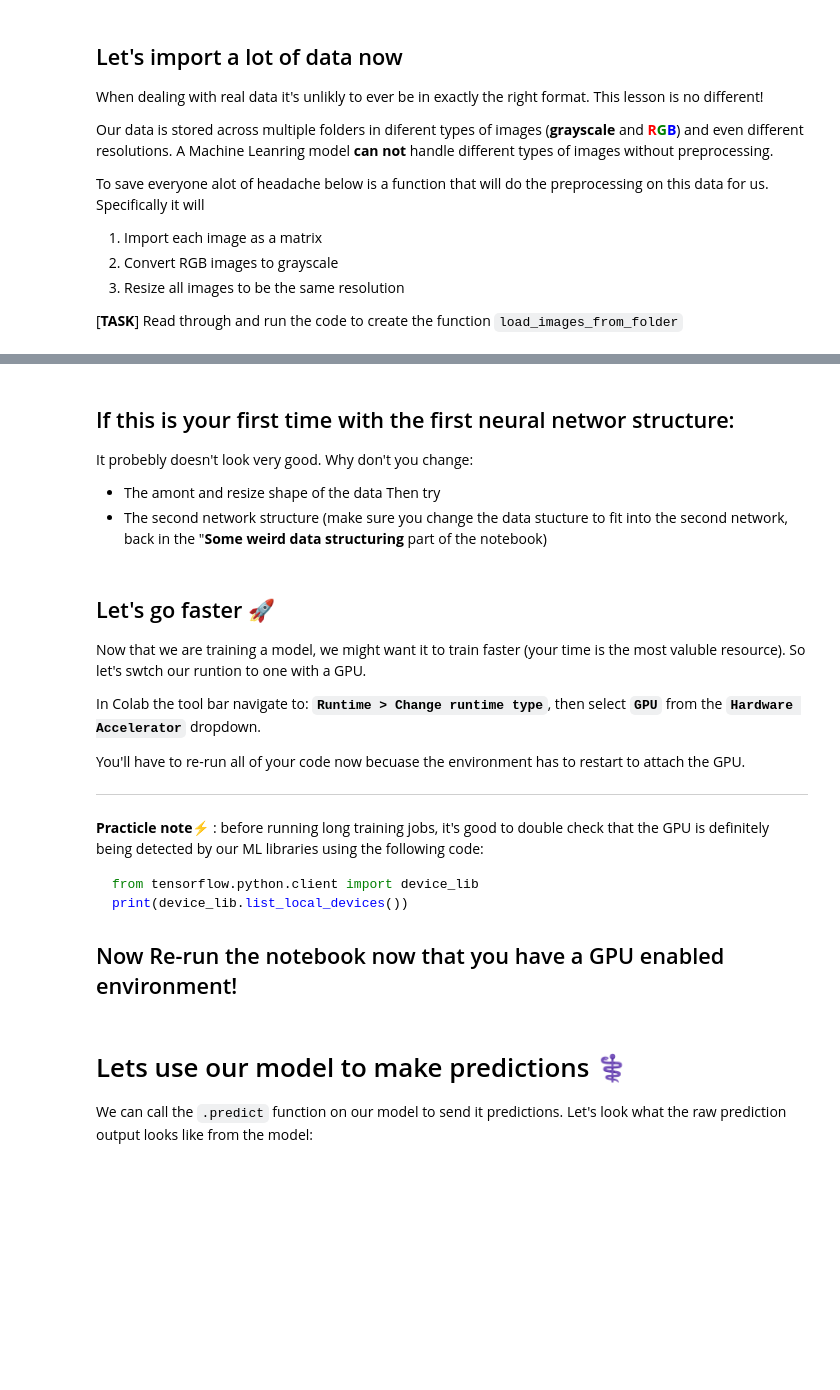
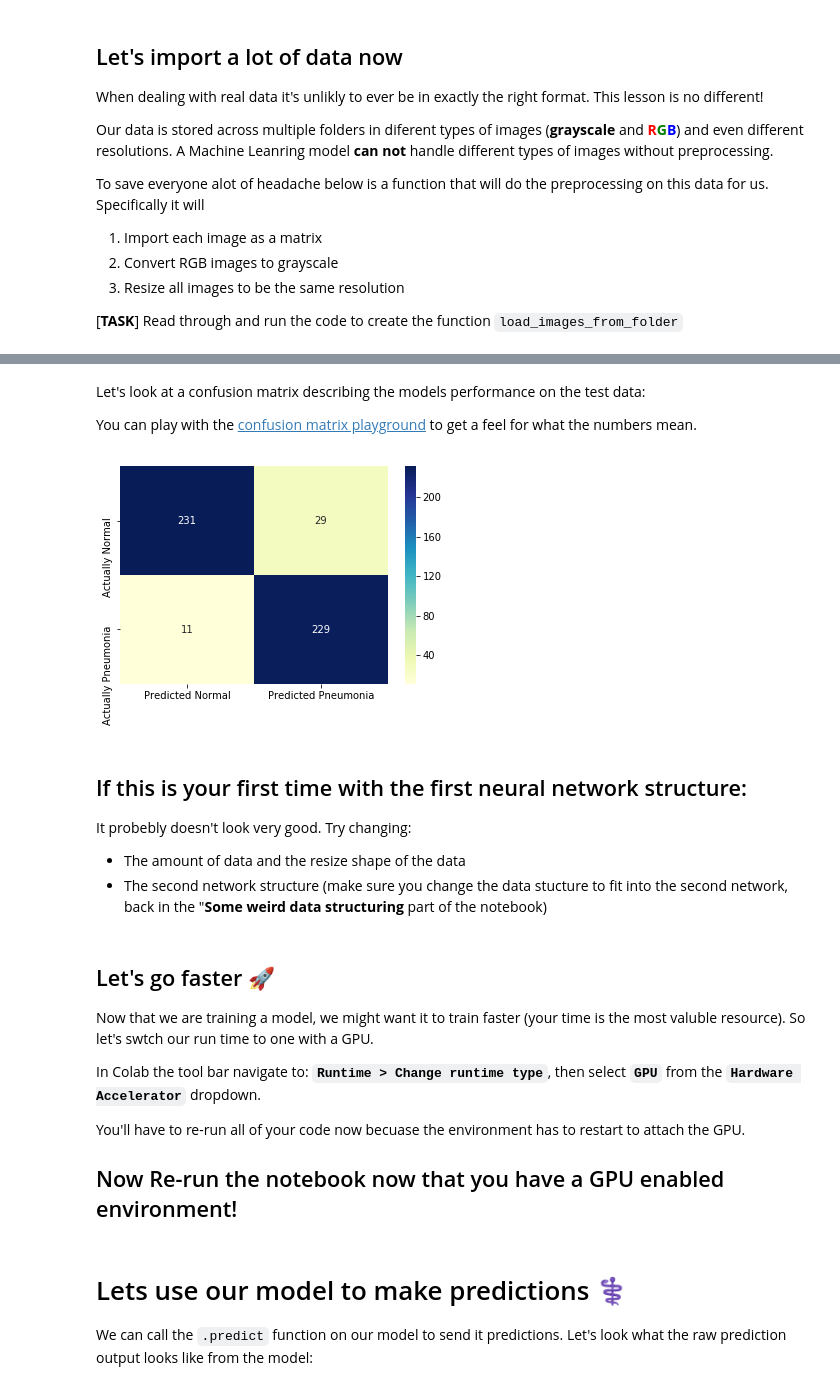
Before and after one commit to ZackAkil/machine-learning-trenches-and-highways, a Jupyter notebook: answers/Machine_Learning_Trenches.ipynb, the cells around one changed output, grey strips where cells are left out. Saved outputs shown, nothing was run; the diff lists cells and outputs as text; code cells hidden in the pictures; blank space fills up the shorter version.

````diff
--- a/answers/Machine_Learning_Trenches.ipynb
+++ b/answers/Machine_Learning_Trenches.ipynb
@@ -233,19 +269,20 @@ We are going to convert our data from an image shape (e.g [400, 400] ) to a sing
 
 We'll come back to this stage later 😉
 # %%
-# import package to convert our outputs into the correct format
+# import package that will convert our outputs into the correct format
 import keras
 
 # join together the normal and pneumonia data
 X = np.concatenate([normal, pneumonia])
 y = np.concatenate([np.zeros(len(normal)), np.ones(len(pneumonia))])
 
+
 # change the shape of the image data to be a long line of pixels for the first neural network
-X = X.reshape(2000, image_resize_shape[0]*image_resize_shape[1] ) / 255.
+# X = X.reshape(len(X), IMAGE_RESIZE_SHAPE[0]*IMAGE_RESIZE_SHAPE[1] ) / 255.
 
 # # [FUTURE TASK] replace the previous line with the following line
-# the following line is for when your using the next neural network type
-# X = X.reshape(2000, image_resize_shape[0], image_resize_shape[1], 1)/255.
+# for when you're using the next neural network type
+X = X.reshape(len(X), IMAGE_RESIZE_SHAPE[0], IMAGE_RESIZE_SHAPE[1], 1)/255.
 
 # convert the labels into the correct format for the neural network
 y = keras.utils.to_categorical(y, 2)
@@ -259,8 +294,8 @@ There is no point testing a student with the exact same question you asked them
 # %%
-# import package that will do teh train/test split and shuffle of our data
+# import package that will do the train/test split and shuffle our data
 from sklearn.model_selection import train_test_split
 
 X_train, X_test, y_train, y_test = train_test_split(
-    X, y, test_size=0.33, random_state=42)
+    X, y, test_size=0.5, random_state=42)
 # %% [markdown]
 ## Time to build a model 🤖
@@ -333,26 +361,43 @@ Epoch 3/3
+# %% [markdown]
+Let's look at a confusion matrix describing the models performance on the test data:
+
+You can play with the [confusion matrix playground](https://zackakil.github.io/precision-recall-playground/) to get a feel for what the numbers mean.
+# %%
+# import package that will generate the confusion matrix scores
+from sklearn.metrics import confusion_matrix
+# import packages that will help display the scores
+import seaborn as sns
+import pandas as pd
+
+# generate confusion matrix scores
+confusion_matrix_scores = confusion_matrix(y_test[:,1],
+                                           model.predict_classes(X_test))
+
+# display scores as a heatmap
+df = pd.DataFrame(confusion_matrix_scores,
+                  columns = ["Predicted Normal", "Predicted Pneumonia"],
+                  index = ["Actually Normal", "Actually Pneumonia"])
+
+sns.heatmap(df, annot=True, fmt="d", cmap="YlGnBu")
+plt.show()
+# %% [output]
+[figure, added]
 # %% [markdown]
-## If this is your first time with the first neural networ structure:
-It probebly doesn't look very good. Why don't you change:
+## If this is your first time with the first neural network structure:
+It probebly doesn't look very good. Try changing:
 
 
-*   The amont and resize shape of the data
-Then try
+*   The amount of data and the resize shape of the data
 *   The second network structure (make sure you change the data stucture to fit into the second network, back in the "**Some weird data structuring** part of the notebook)
 # %% [markdown]
 ## Let's go faster 🚀
 
-Now that we are training a model, we might want it to train faster (your time is the most valuble resource). So let's swtch our runtion to one with a GPU.
+Now that we are training a model, we might want it to train faster (your time is the most valuble resource). So let's swtch our run time to one with a GPU.
 
 In Colab the tool bar navigate to: **`Runtime > Change runtime type`**, then select **`GPU`** from the **`Hardware Accelerator`** dropdown.
 
 You'll have to re-run all of your code now becuase the environment has to restart to attach the GPU.
 
----
-**Practicle note⚡** : before running long training jobs, it's good to double check that the GPU is definitely being detected by our ML libraries using the following code:
-```python
-from tensorflow.python.client import device_lib
-print(device_lib.list_local_devices())
-```
 
 ## Now Re-run the notebook now that you have a GPU enabled environment!
 # %% [markdown]
````
Also changed, not shown: parts of 33 cells of this notebook.
